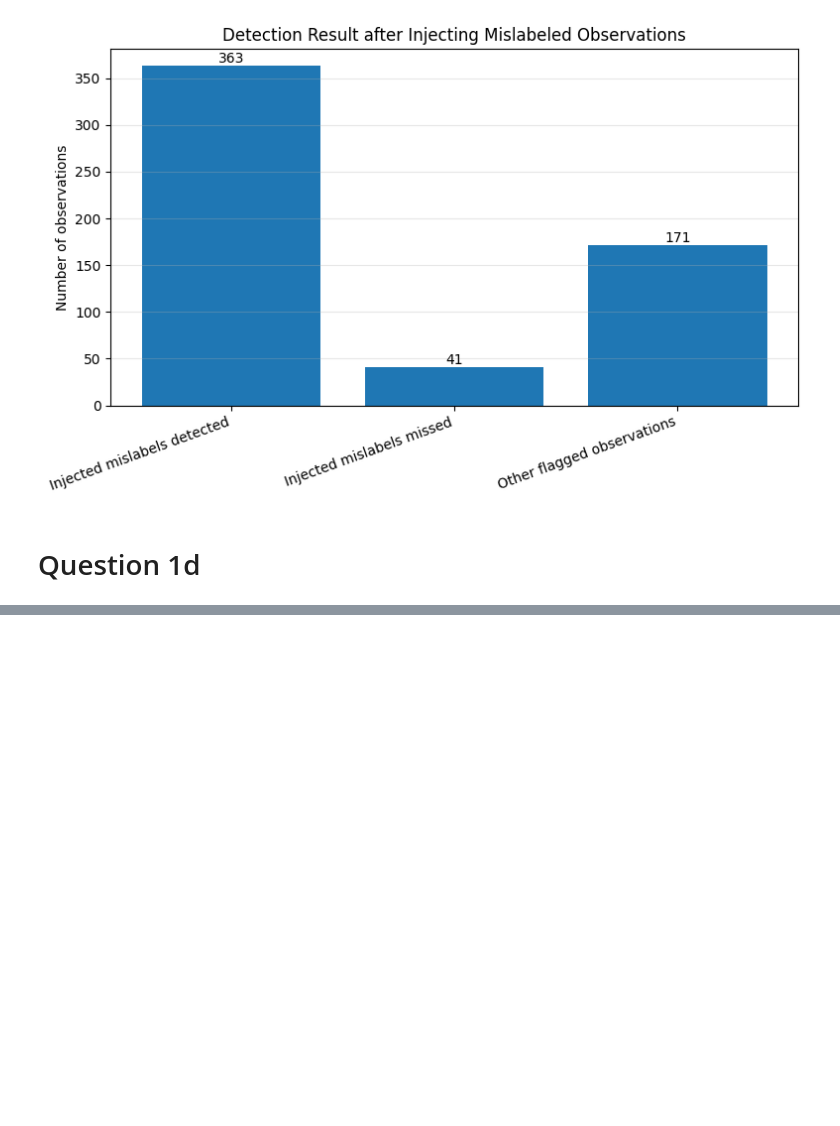
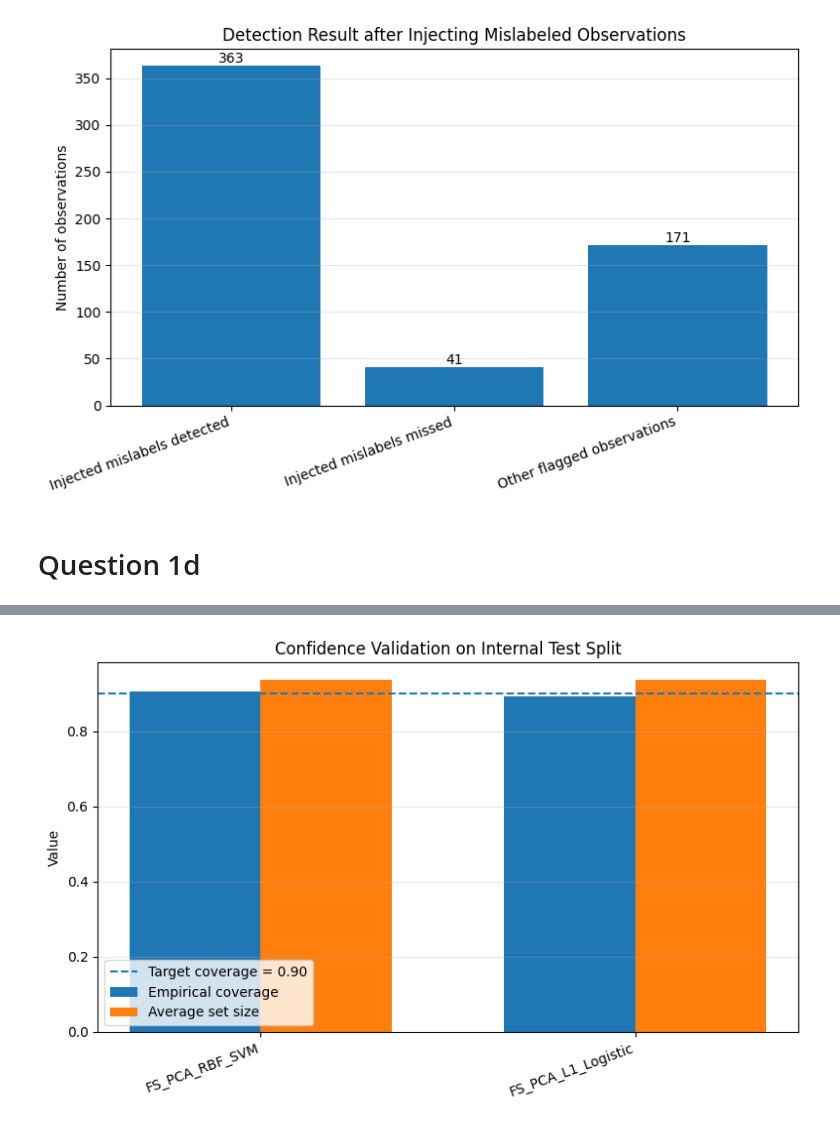
Before and after one commit to daobanzhuimengzhe/MVE441_EXAM, a Jupyter notebook: exam_code.ipynb, the cells around one changed output, grey strips where cells are left out. Drawn from its saved outputs; the diff is of its cells as text; code cells hidden in the pictures; blank space fills up the shorter version.

```diff
--- a/exam_code.ipynb
+++ b/exam_code.ipynb
@@ -1714,7 +1714,7 @@ from sklearn.metrics import accuracy_score, f1_score
 labels = np.unique(y_TR)
 
 top2_model_names = [
-    "FS_PCA_RF_SVM",
+    "FS_PCA_RBF_SVM",
     "FS_PCA_L1_Logistic"
 ]
 
@@ -2133,3 +2166,46 @@ xte_class_summary_df.to_csv(
     "part1d_XTE_class_level_summary_by_sample_size.csv",
     index=False
 )
+# %%
+plt.figure(figsize=(8, 5))
+
+x = np.arange(len(confidence_validation_df))
+width = 0.35
+
+plt.bar(
+    x - width / 2,
+    confidence_validation_df["empirical_coverage"],
+    width,
+    label="Empirical coverage"
+)
+
+plt.bar(
+    x + width / 2,
+    confidence_validation_df["avg_prediction_set_size"],
+    width,
+    label="Average set size"
+)
+
+plt.axhline(
+    y=0.90,
+    linestyle="--",
+    label="Target coverage = 0.90"
+)
+
+plt.xticks(
+    x,
+    confidence_validation_df["model"],
+    rotation=20,
+    ha="right"
+)
+
+plt.ylabel("Value")
+plt.title("Confidence Validation on Internal Test Split")
+plt.legend()
+plt.grid(axis="y", alpha=0.3)
+
+plt.tight_layout()
+plt.savefig("part1d_confidence_validation_plot.png", dpi=300, bbox_inches="tight")
+plt.show()
+# %% [output]
+[figure, added]
```
Also changed, not shown: parts of 9 cells of this notebook.
